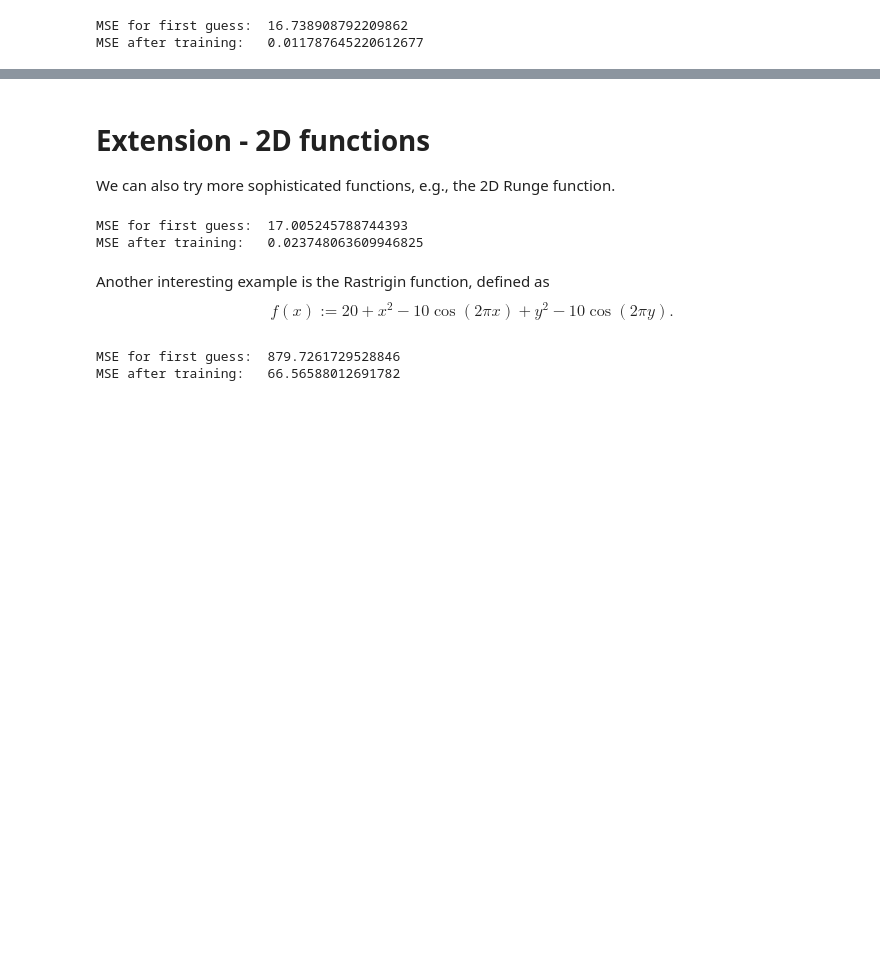
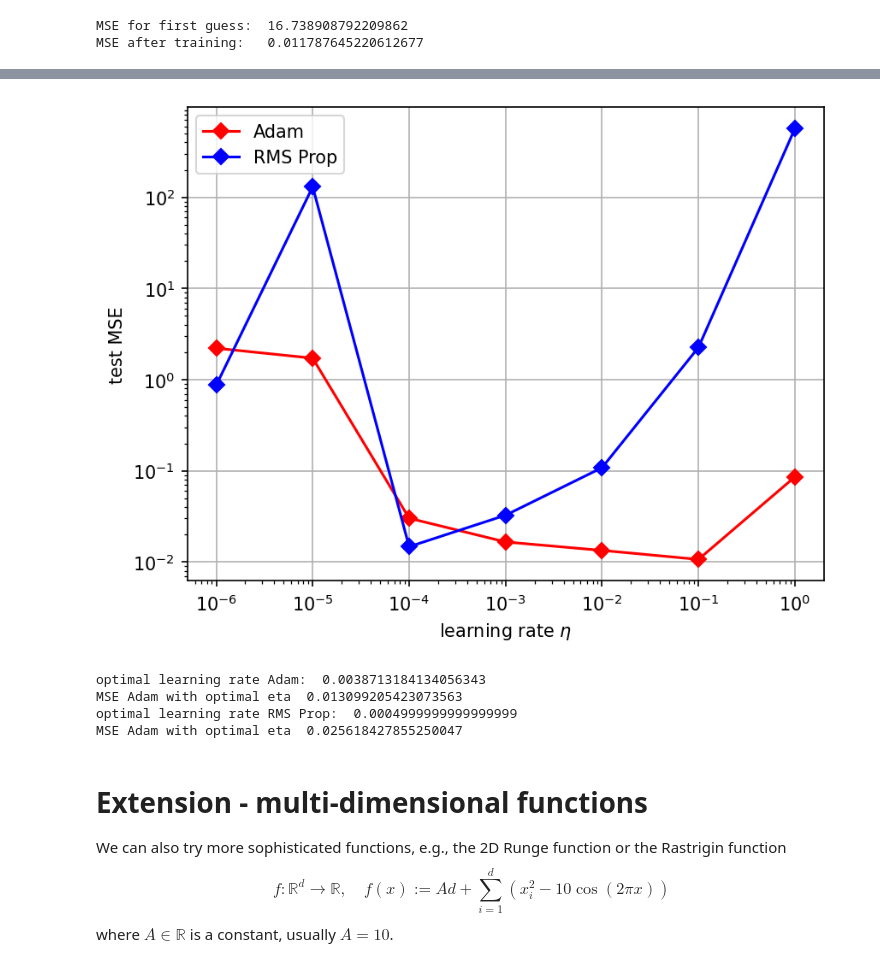
Before and after one commit to thomas-engl/Project2-Applied-ML, a Jupyter notebook: Code/project2_run.ipynb, the cells around one changed output, grey strips where cells are left out. Saved outputs shown, nothing was run; the diff lists cells and outputs as text; code cells hidden in the pictures; blank space fills up the shorter version.

```diff
--- a/Code/project2_run.ipynb
+++ b/Code/project2_run.ipynb
@@ -70,29 +88,53 @@ MSE after training:   0.011787645220612677
+# %%
+activation_funcs = [sigmoid, sigmoid, identity]
+etas = np.logspace(-6, 0, 7)
+
+
+# using Adam
+mses_adam = [test_accuracy(data, activation_funcs, layer_output_sizes,
+                         input_size, output_size, cost_fnc,
+                         Adam(eta=eta_), epochs_=100) for eta_ in etas]
+# using RMS Prop
+mses_rms = [test_accuracy(data, activation_funcs, layer_output_sizes,
+                            input_size, output_size, cost_fnc,
+                            RMS_prop(eta=eta_), epochs_=100) for eta_ in etas]
+
+plt.figure(dpi=150)
+plt.loglog(etas, mses_adam, marker='D', color='red', label='Adam')
+plt.loglog(etas, mses_rms, marker='D', color='blue', label='RMS Prop')
+plt.xlabel(r'learning rate $\eta$')
+plt.ylabel('test MSE')
+plt.legend()
+plt.grid()
+plt.show()
+
+# compare to eta_opt found by our tuning method
+# result may not be the very best, because we use random search, but it should be close
+eta_opt_adam = tune_learning_rate(data, activation_funcs, layer_output_sizes,
+                             input_size, output_size, cost_fnc, Adam)
+print("optimal learning rate Adam: ", eta_opt_adam)
+test_mse_adam_opt = test_accuracy(data, activation_funcs, layer_output_sizes,
+                             input_size, output_size, cost_fnc,
+                             optimizer(eta=eta_opt_adam), epochs_=100)
+print("MSE Adam with optimal eta ", test_mse_adam_opt)
+
+eta_opt_rms = tune_learning_rate(data, activation_funcs, layer_output_sizes,
+                             input_size, output_size, cost_fnc, RMS_prop)
+print("optimal learning rate RMS Prop: ", eta_opt_rms)
+test_mse_rms_opt = test_accuracy(data, activation_funcs, layer_output_sizes,
+                             input_size, output_size, cost_fnc,
+                             optimizer(eta=eta_opt_rms), epochs_=100)
+print("MSE Adam with optimal eta ", test_mse_rms_opt)
+# %% [output]
+[figure, added]
+optimal learning rate Adam:  0.0038713184134056343
+MSE Adam with optimal eta  0.013099205423073563
+optimal learning rate RMS Prop:  0.0004999999999999999
+MSE Adam with optimal eta  0.025618427855250047
 # %% [markdown]
-# Extension - 2D functions
-We can also try more sophisticated functions, e.g., the 2D Runge function.
+# Extension - multi-dimensional functions
+We can also try more sophisticated functions, e.g., the 2D Runge function or the Rastrigin function
+$$
+f \colon \mathbb{R}^d \to \mathbb{R}, \quad f(x) := Ad + \sum_{i=1}^d \left( x_i^2 - 10 \cos(2 \pi x) \right)
+$$
+where $A \in \mathbb{R}$ is a constant, usually $A = 10$.
-# %%
-### 2D Runge function
-data = load_runge2D_data(n)
-input_size = 2
-mse_1, mse_2 = test_accuracy(data, activation_funcs, layer_output_sizes,
-                             input_size, output_size, cost_fnc, optimize_algorithm)
-print("MSE for first guess: ", mse_1)
-print("MSE after training:  ", mse_2)
-# %% [output]
-MSE for first guess:  17.005245788744393
-MSE after training:   0.023748063609946825
-# %% [markdown]
-Another interesting example is the Rastrigin function, defined as
-$$
-f(x) := 20 + x^2 - 10\cos(2 \pi x) + y^2 - 10\cos(2 \pi y).
-$$
-# %%
-### Rastrigin function
-data = load_rastrigin_data(n)
-mse_1, mse_2 = test_accuracy(data, activation_funcs, layer_output_sizes,
-                             input_size, output_size, cost_fnc, optimize_algorithm)
-print("MSE for first guess: ", mse_1)
-print("MSE after training:  ", mse_2)
-# %% [output]
-MSE for first guess:  879.7261729528846
-MSE after training:   66.56588012691782
```
Also changed, not shown: parts of 11 cells of this notebook.
